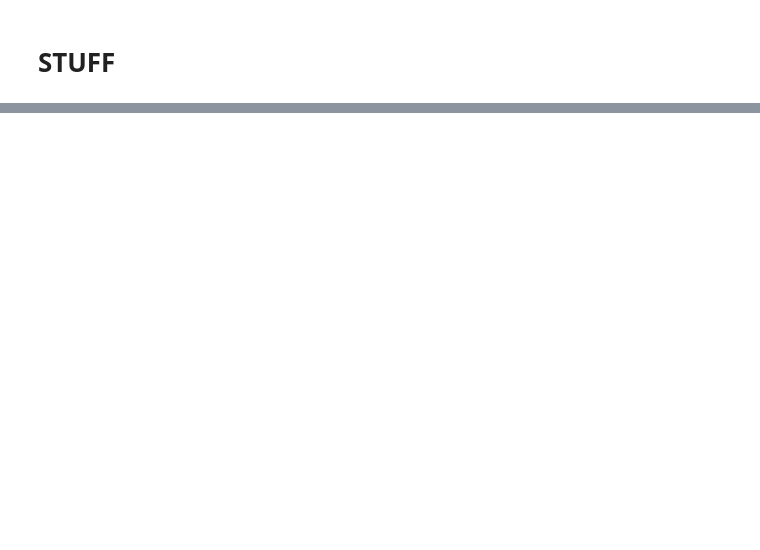
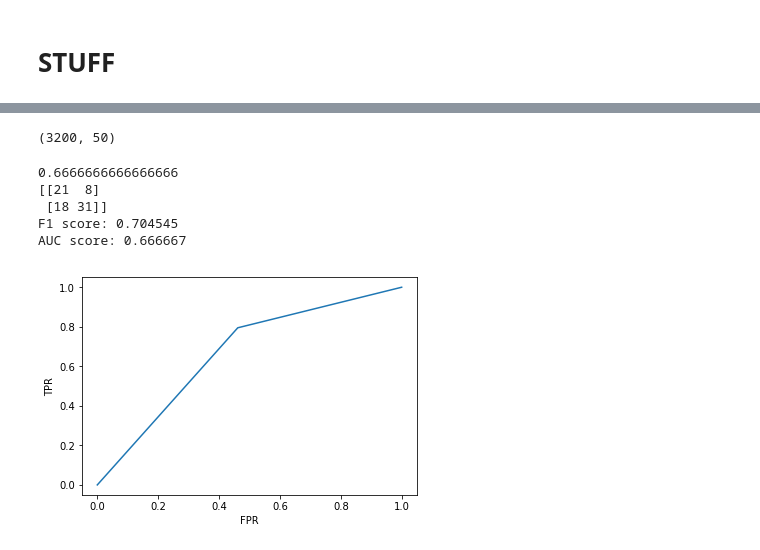
Before and after one commit to aauss/EventEpi, a Jupyter notebook: Untitled.ipynb, the cells around one changed output, grey strips where cells are left out. Cells and saved outputs as stored; diff of their text form; code cells hidden in the pictures; blank space fills up the shorter version.

Commit message:
Add text classification using embedding

```diff
--- a/Untitled.ipynb
+++ b/Untitled.ipynb
@@ -357,0 +398,9 @@ ScrapeFromURLsAndExtractText('who').data_output().head()
+# %%
+def tokenize_and_transform(X, sample_size):
+    essays1 = X
+    tok_es1 = [word_tokenize(doc) for doc in essays1[:sample_size]]
+    met = MeanEmbeddingTransformer()
+    X_transform = met.fit_transform(tok_es1)
+    return X_transform
+# %%
+X_transform = tokenize_and_transform(X, 3200)
@@ -357,0 +409,21 @@ ScrapeFromURLsAndExtractText('who').data_output().head()
+# %%
+np.shape(X_transform)
+# %% [output]
+(3200, 50)
+# %%
+rus = RandomUnderSampler(random_state=0)
+X_resample, y_resample = rus.fit_sample(X_transform, y[:X_transform.shape[0]])
+# %%
+X_train, X_test, y_train, y_test = train_test_split(X_resample,
+                                                    y_resample, stratify=y_resample, random_state=0)
+# %%
+lr = LogisticRegression()
+print_scores(lr, X_train, y_train, X_test, y_test)
+plot_roc(lr, X_test, y_test)
+# %% [output]
+0.6666666666666666
+[[21  8]
+ [18 31]]
+F1 score: 0.704545
+AUC score: 0.666667
+[figure, added]
```
Also changed, not shown: parts of 67 cells of this notebook.
